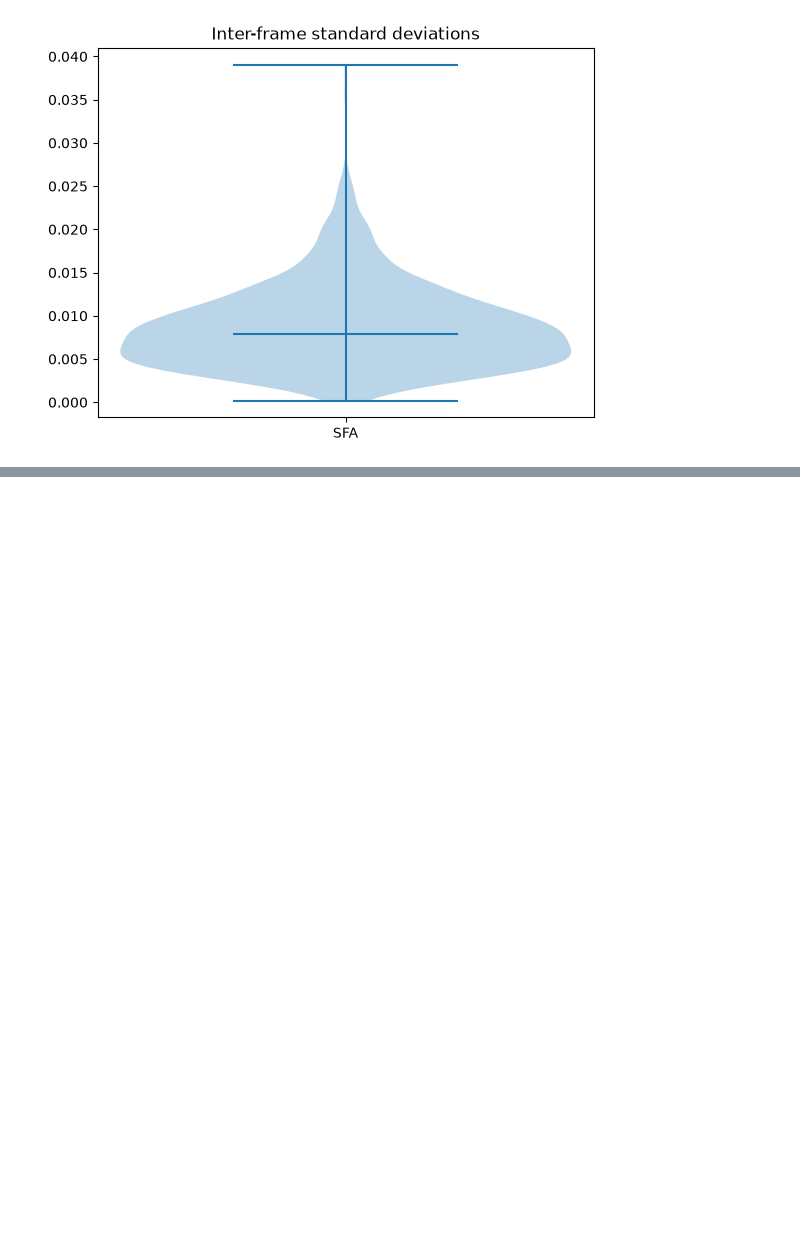
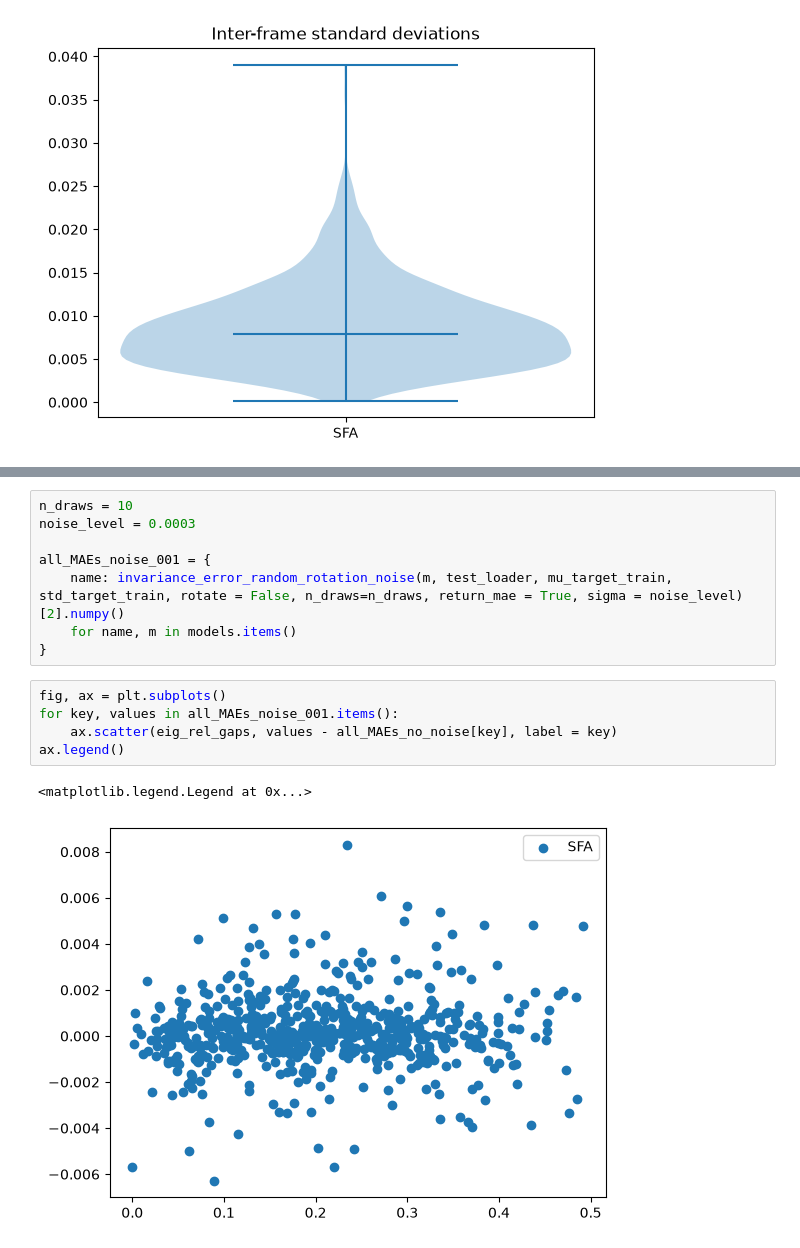
Before and after one commit to Gabriel-PEZ/FAENet, a Jupyter notebook: sandbox_samuel/experiment_framing.ipynb, the cells around one changed output, grey strips where cells are left out. Saved outputs shown, nothing was run; the diff lists cells and outputs as text; blank space fills up the shorter version.

```diff
--- a/sandbox_samuel/experiment_framing.ipynb
+++ b/sandbox_samuel/experiment_framing.ipynb
@@ -133,0 +191,16 @@ Text(0.5, 1.0, 'Inter-frame standard deviations')
+# %%
+n_draws = 10
+noise_level = 0.0003
+
+all_MAEs_noise_001 = {
+    name: invariance_error_random_rotation_noise(m, test_loader, mu_target_train, std_target_train, rotate = False, n_draws=n_draws, return_mae = True, sigma = noise_level)[2].numpy()
+    for name, m in models.items()
+}
+# %%
+fig, ax = plt.subplots()
+for key, values in all_MAEs_noise_001.items():
+    ax.scatter(eig_rel_gaps, values - all_MAEs_no_noise[key], label = key)
+ax.legend()
+# %% [output]
+<matplotlib.legend.Legend at 0x...>
+[figure, added]
```
Also changed, not shown: parts of 14 cells of this notebook.
